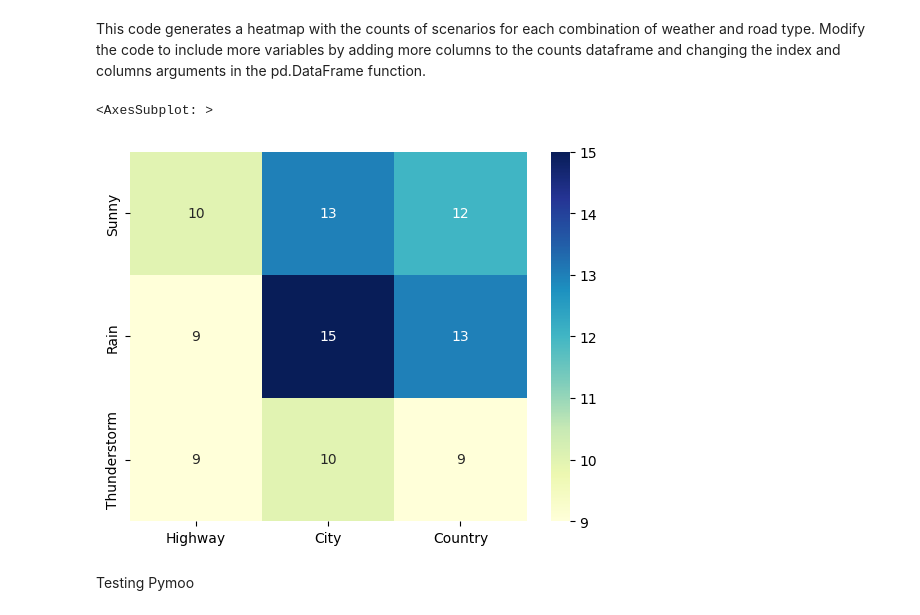
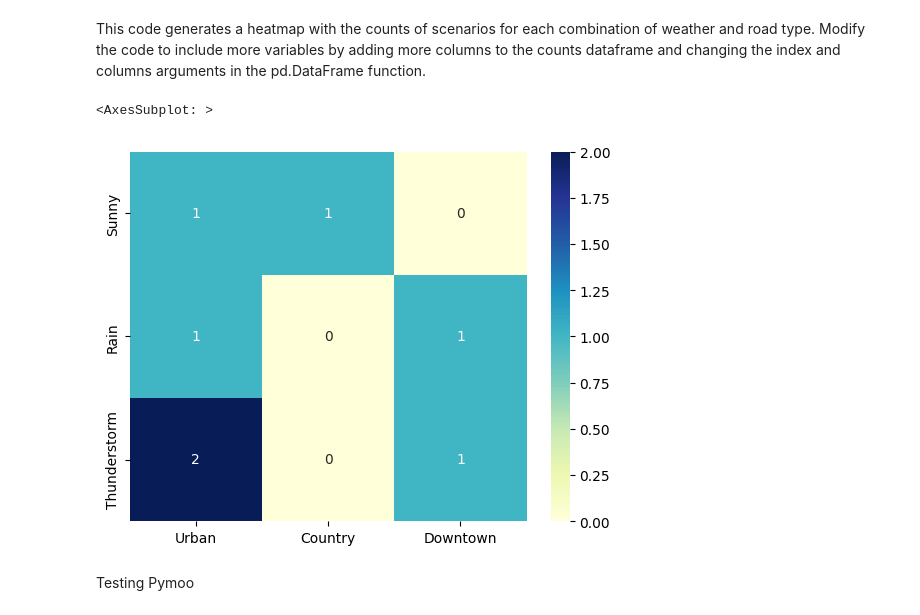
Before and after one commit to Nikitich2033/CARLA_0.9.13_scripts, a Jupyter notebook: j_generation_coverage.ipynb, the cells around one changed output. Cells and saved outputs as stored; diff of their text form; code cells hidden in the pictures.

```diff
--- a/j_generation_coverage.ipynb
+++ b/j_generation_coverage.ipynb
@@ -144,30 +147,37 @@ Modify the code to include more variables by adding more columns to the counts d
 # %%
 import seaborn as sns
 import pandas as pd
 
+
+import itertools
+import json
+
+# Load the scenarios from the JSON file
+with open('user_input/scenarios.json') as f:
+    scenarios = json.load(f)
+
 # Define the possible values for each variable
 weather = ['Sunny', 'Rain', 'Thunderstorm']
-road = ['Highway', 'City', 'Country']
-vehicle = ['Car', 'Truck']
-traffic = ['Heavy', 'Light']
+vehicle = ['Small', 'Truck','Van']
+traffic = ['Heavy', 'Light','Medium']
 emergency = ['Yes', 'No']
-timeOfDay = ['Day', 'Night']
-location = ['Urban', 'Rural']
-num_cars = [5, 10, 15, 2, 1]
-intersection = [True, False]
-pedestrians = [True, False]
+timeOfDay = ['Day', 'Night','Dawn','Dusk']
+location = ['Urban', 'Country','Downtown']
+intersections = [0,1,2,3,4]
+pedestrians = [True,False]
 pedestrian_cross = [True, False]
+route_length = [100,200,300]
 
 # Create a dataframe with the count of each combination of variable values
-counts = pd.DataFrame(0, index=weather, columns=road)
+counts = pd.DataFrame(0, index=weather, columns=location)
 for scenario in scenarios:
-    counts.loc[scenario['weather'], scenario['road']] += 1
+    counts.loc[scenario['weather'], scenario['location']] += 1
 
 # Plot the heatmap
 sns.heatmap(counts, annot=True, cmap="YlGnBu")
 # %% [output]
 <AxesSubplot: >
-[figure, old version]
+[figure, new version]
 # %% [markdown]
 Testing Pymoo
 # %%
```
Also changed, not shown: parts of 3 cells of this notebook, 7 other files.
